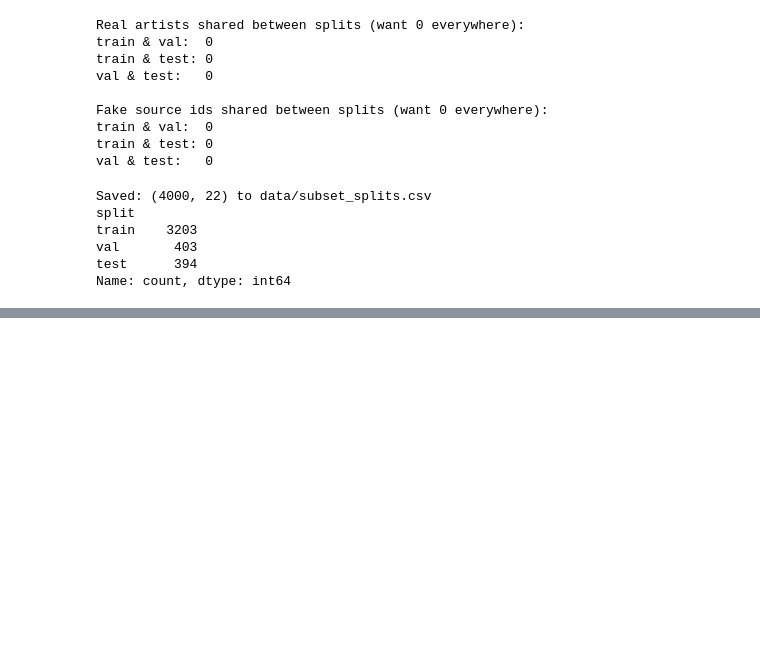
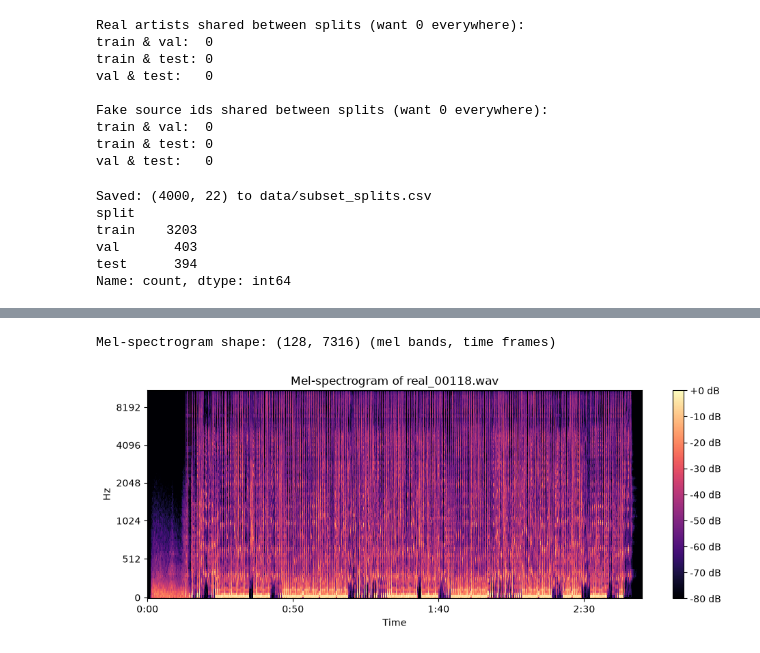
Before and after one commit to cianbond/ai-music-detector, a Jupyter notebook: explore_data.ipynb, the cells around one changed output, grey strips where cells are left out. Cells and saved outputs as stored; diff of their text form; code cells hidden in the pictures; blank space fills up the shorter version.

```diff
--- a/explore_data.ipynb
+++ b/explore_data.ipynb
@@ -293,0 +432,31 @@ Name: count, dtype: int64
+# %%
+# drawing out a mel-spectrogram for 1 real track just to see what it looks like
+
+# tools for drawing out the mel-spectrogram. librosa.display to draw spectrogram. matplotlib.pyplot for plotting. numpy for the dB
+import librosa.display
+import matplotlib.pyplot as plt
+import numpy as np
+
+# 1. make the mel-spectrogram from the audio (y, sr from before)
+mel_spec = librosa.feature.melspectrogram(y=y, sr=sr, n_mels=128)
+
+# 2. convert to decibels (loudness on a log scale). The loudest point will be the 0 dB reference
+mel_spec_db = librosa.power_to_db(mel_spec, ref=np.max)
+
+print("Mel-spectrogram shape:", mel_spec_db.shape, "(mel bands, time frames)") # print grid size
+
+# 3. draw it
+plt.figure(figsize=(10, 4)) # blank canvas 10 x 4 inches
+
+librosa.display.specshow(mel_spec_db, sr=sr, x_axis="time", y_axis="mel") # draw the grid with these axes
+
+plt.colorbar(format="%+2.0f dB") #colour scale legend for loudness in dB
+
+plt.title("Mel-spectrogram of real_00118.wav") # title
+
+plt.tight_layout() # tidies up the spacing so nothing overlaps
+
+plt.show() # display mel-spectrogram
+# %% [output]
+Mel-spectrogram shape: (128, 7316) (mel bands, time frames)
+[figure, added]
```
Also changed, not shown: parts of 5 cells of this notebook.
